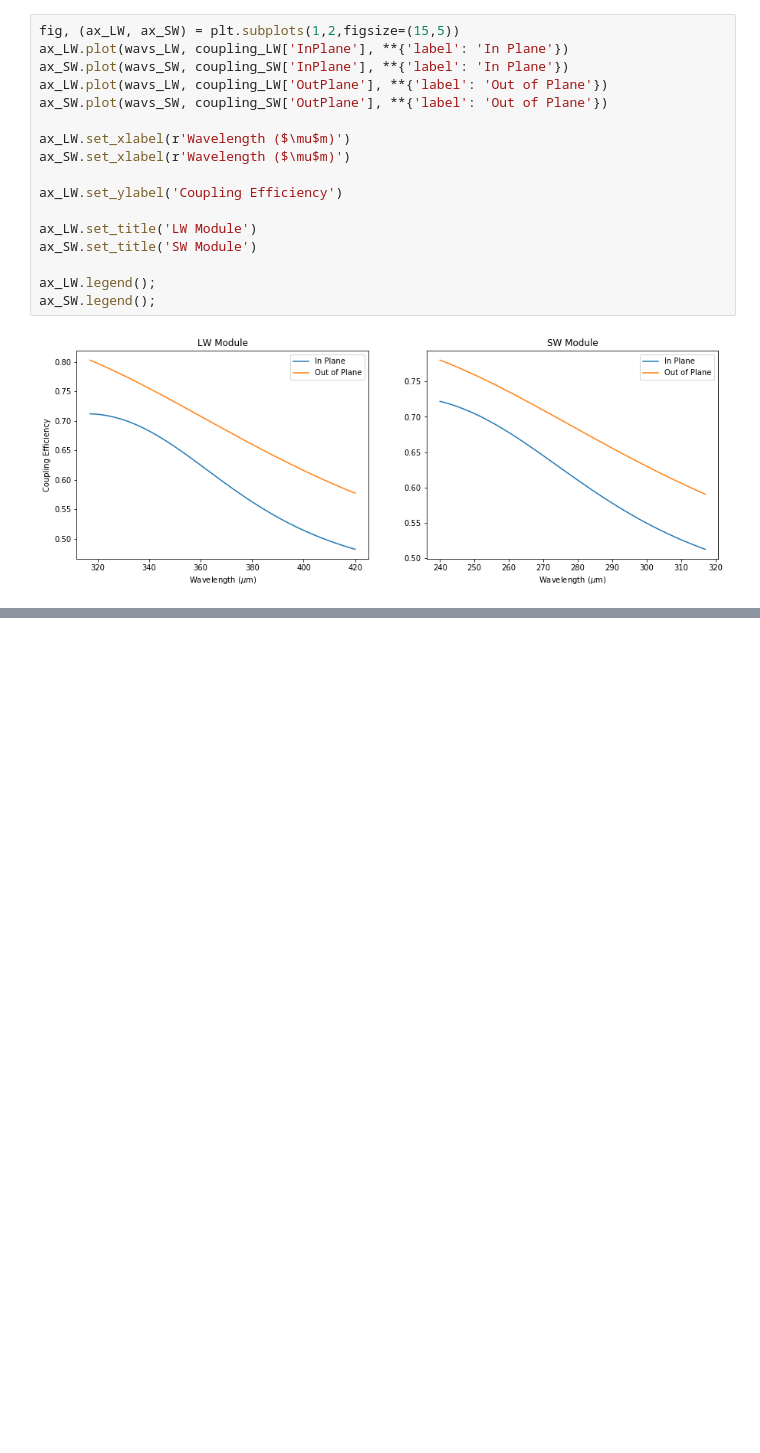
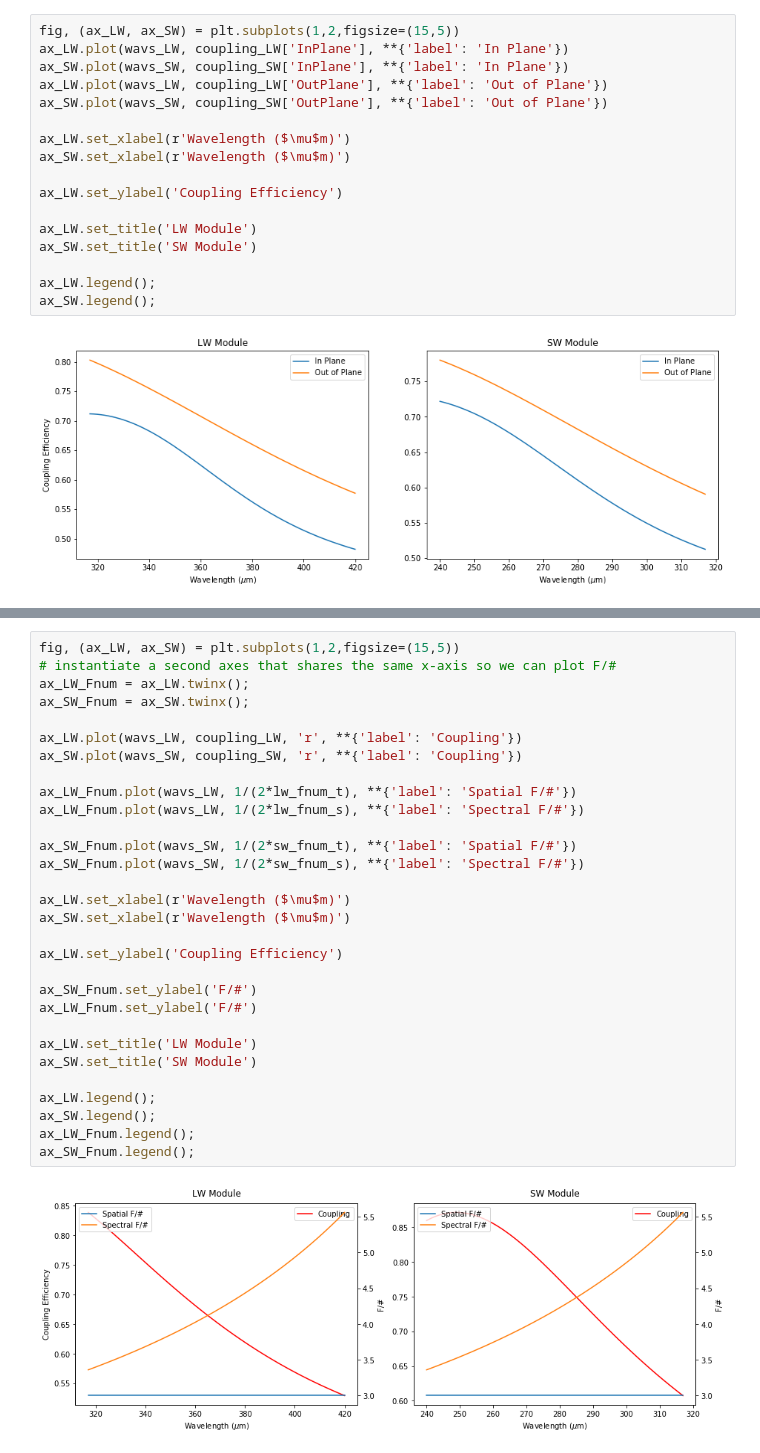
Before and after one commit to tim-balloon/tim-inst_modl, a Jupyter notebook: optics_analysis/Feed Horn F# Mismatch Calc.ipynb, the cells around one changed output, grey strips where cells are left out. Drawn from its saved outputs; the diff is of its cells as text; blank space fills up the shorter version.

Commit message:
Updated F/# mismatch calc
Includes a manual input of the input optical beam F/# in the spatial/spectral directions.

```diff
--- a/optics_analysis/Feed Horn F# Mismatch Calc.ipynb
+++ b/optics_analysis/Feed Horn F# Mismatch Calc.ipynb
@@ -214,0 +244,32 @@ ax_SW.legend();
+# %%
+fig, (ax_LW, ax_SW) = plt.subplots(1,2,figsize=(15,5))
+# instantiate a second axes that shares the same x-axis so we can plot F/#
+ax_LW_Fnum = ax_LW.twinx();
+ax_SW_Fnum = ax_SW.twinx();
+
+ax_LW.plot(wavs_LW, coupling_LW, 'r', **{'label': 'Coupling'})
+ax_SW.plot(wavs_SW, coupling_SW, 'r', **{'label': 'Coupling'})
+
+ax_LW_Fnum.plot(wavs_LW, 1/(2*lw_fnum_t), **{'label': 'Spatial F/#'})
+ax_LW_Fnum.plot(wavs_LW, 1/(2*lw_fnum_s), **{'label': 'Spectral F/#'})
+
+ax_SW_Fnum.plot(wavs_SW, 1/(2*sw_fnum_t), **{'label': 'Spatial F/#'})
+ax_SW_Fnum.plot(wavs_SW, 1/(2*sw_fnum_s), **{'label': 'Spectral F/#'})
+
+ax_LW.set_xlabel(r'Wavelength ($\mu$m)')
+ax_SW.set_xlabel(r'Wavelength ($\mu$m)')
+
+ax_LW.set_ylabel('Coupling Efficiency')
+
+ax_SW_Fnum.set_ylabel('F/#')
+ax_LW_Fnum.set_ylabel('F/#')
+
+ax_LW.set_title('LW Module')
+ax_SW.set_title('SW Module')
+
+ax_LW.legend();
+ax_SW.legend();
+ax_LW_Fnum.legend();
+ax_SW_Fnum.legend();
+# %% [output]
+[figure, added]
```
Also changed, not shown: parts of 3 cells of this notebook.
